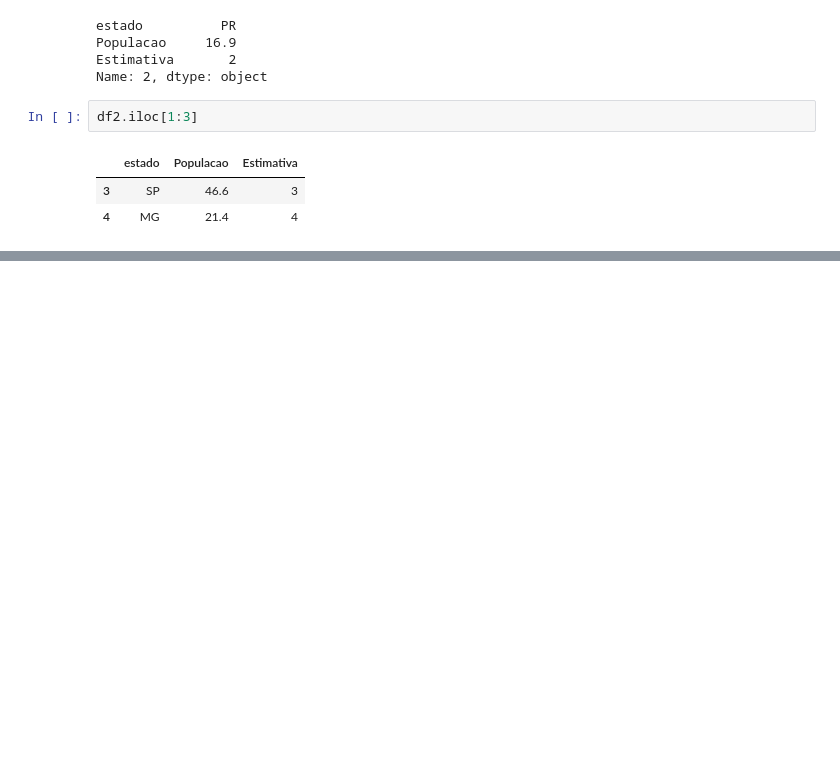
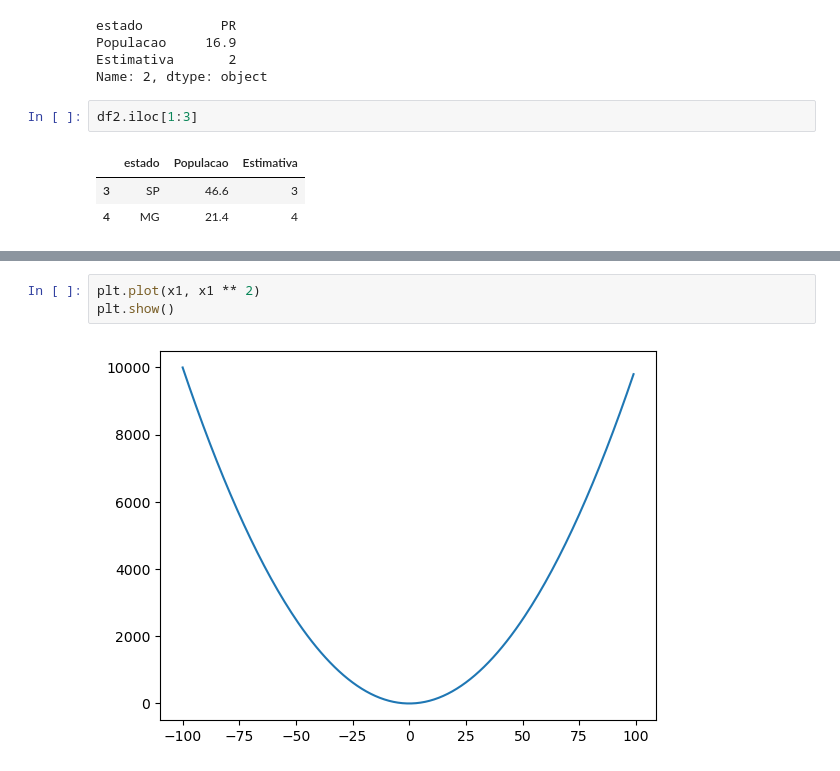
Before and after one commit to hgatoma/projecto-ds-01, a Jupyter notebook: ds-project-one.ipynb, the cells around one changed output, grey strips where cells are left out. Cells and saved outputs as stored; diff of their text form; blank space fills up the shorter version.

```diff
--- a/ds-project-one.ipynb
+++ b/ds-project-one.ipynb
@@ -695,0 +716,5 @@ df2
+# %%
+plt.plot(x1, x1 ** 2)
+plt.show()
+# %% [output]
+[figure, added]
```
Also changed, not shown: parts of 52 cells of this notebook.
